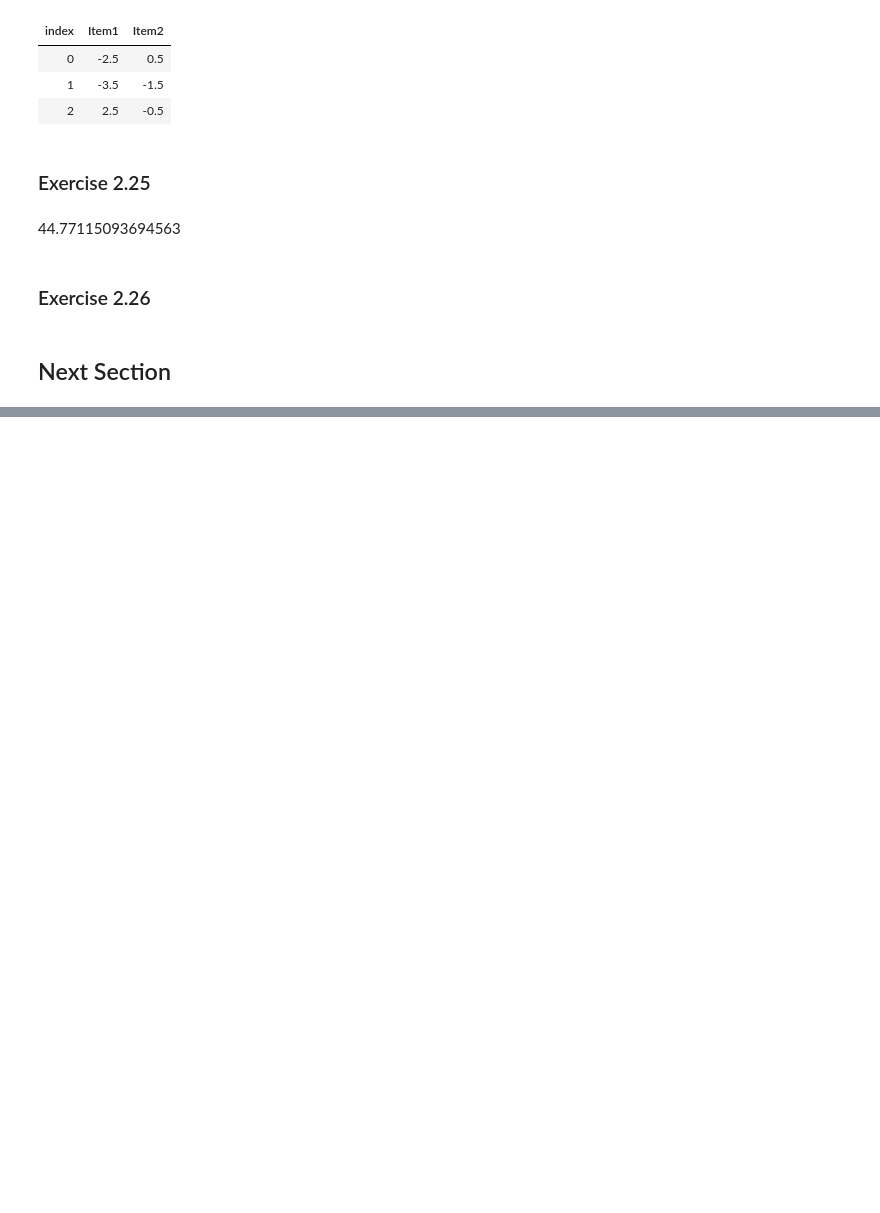
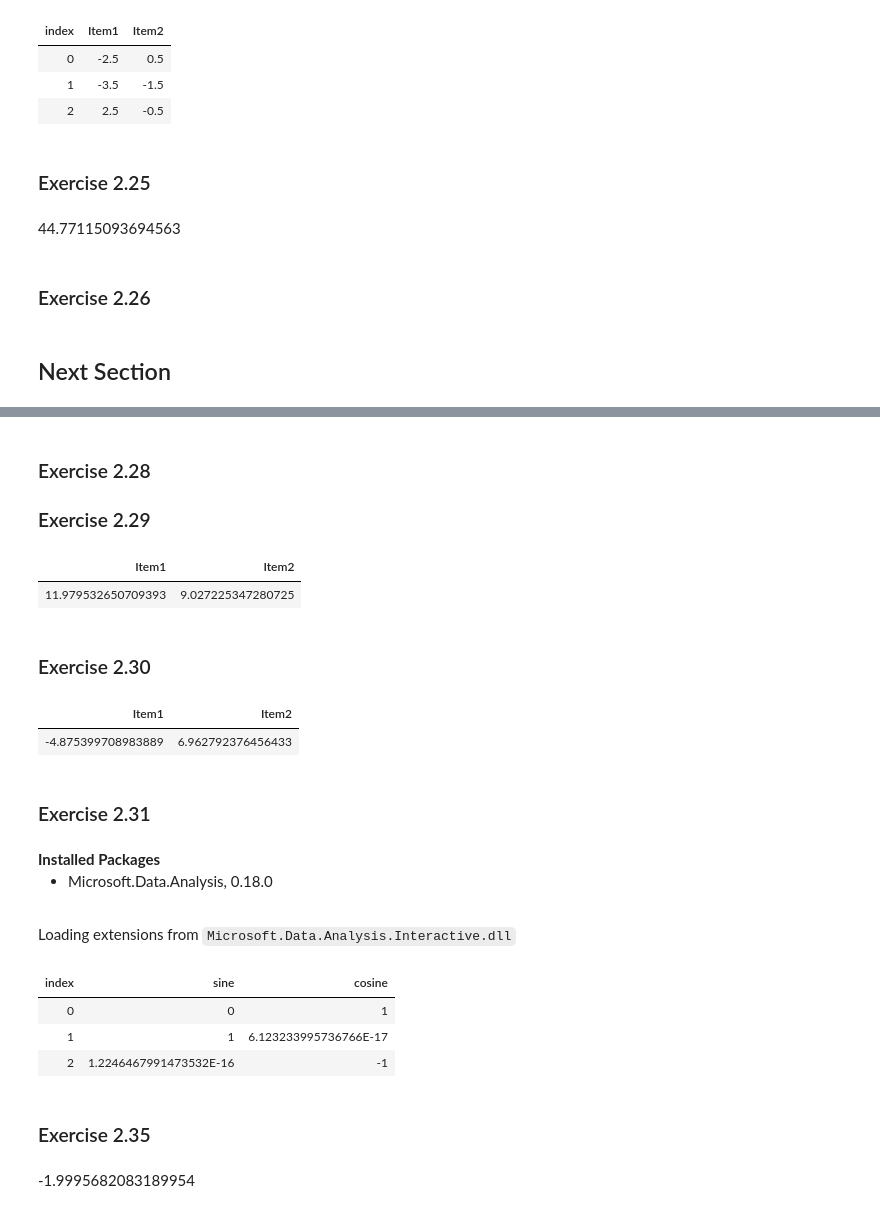
Before and after one commit to GHvW/math-for-programmers-fsharp, a Jupyter notebook: Chapter2.ipynb, the cells around one changed output, grey strips where cells are left out. Cells and saved outputs as stored; diff of their text form; code cells hidden in the pictures; blank space fills up the shorter version.

```diff
--- a/Chapter2.ipynb
+++ b/Chapter2.ipynb
@@ -408,0 +410,47 @@ let toPolar vec : PolarCoordinate =
+# %% [markdown]
+### Exercise 2.28
+### Exercise 2.29
+# %%
+(15.0, 37.0 |> toRadians)
+|> toCartesian
+# %% [output]
+| Item1 | Item2 |
+| 11.979532650709393 | 9.027225347280725 |
+# %% [markdown]
+### Exercise 2.30
+# %%
+let dist = 8.5
+let radians = toRadians 125.0
+
+(dist, radians) |> toCartesian
+# %% [output]
+| Item1 | Item2 |
+| -4.875399708983889 | 6.962792376456433 |
+# %% [markdown]
+### Exercise 2.31
+# %%
+#r "nuget: Microsoft.Data.Analysis, 0.18.0"
+open Microsoft.Data.Analysis
+# %% [output]
+Installed Packages
+Microsoft.Data.Analysis, 0.18.0
+Loading extensions from `Microsoft.Data.Analysis.Interactive.dll`
+# %%
+let df =
+    DataFrame(
+        PrimitiveDataFrameColumn("sine", [| Math.Sin (toRadians 0.0); Math.Sin (toRadians 90.0); Math.Sin (toRadians 180.0) |]),
+        PrimitiveDataFrameColumn("cosine", [| Math.Cos (toRadians 0.0); Math.Cos (toRadians 90.0); Math.Cos (toRadians 180.0) |])
+    )
+
+df
+# %% [output]
+| index | sine | cosine |
+| 0 | 0 | 1 |
+| 1 | 1 | 6.123233995736766E-17 |
+| 2 | 1.2246467991473532E-16 | -1 |
+# %% [markdown]
+### Exercise 2.35
+# %%
+Math.Tan (116.57 |> toRadians)
+# %% [output]
+-1.9995682083189954
```
Also changed, not shown: parts of 6 cells of this notebook.
